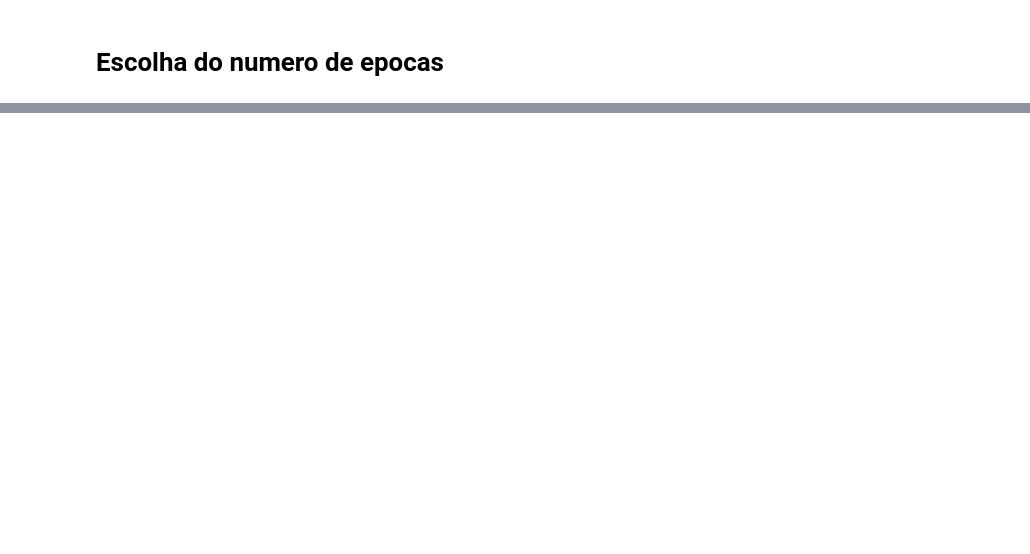
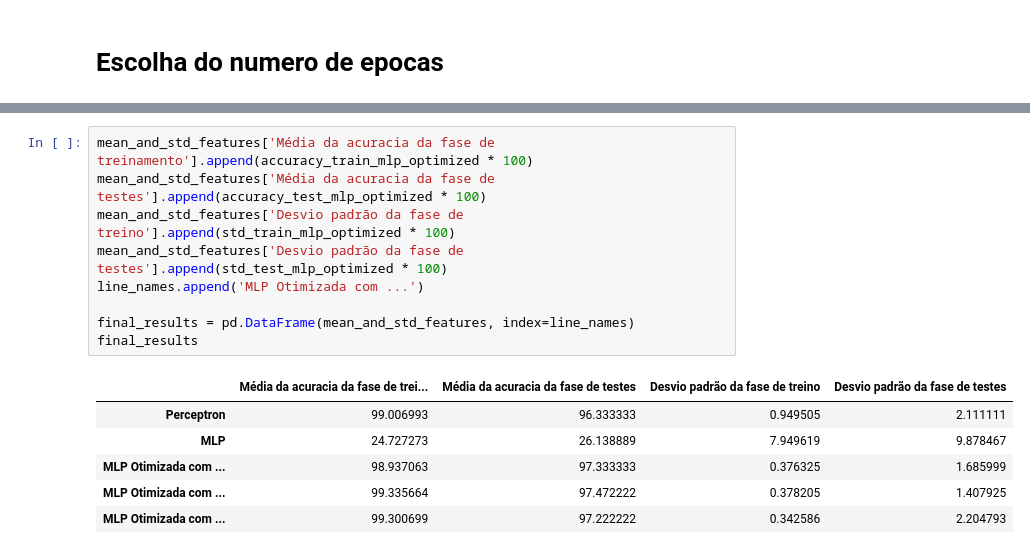
Before and after one commit to ronaldogomes96/ICAProjects, a Jupyter notebook: Trabalho 03/main_dermatology.ipynb, the cells around one changed output, grey strips where cells are left out. Saved outputs shown, nothing was run; the diff lists cells and outputs as text; blank space fills up the shorter version.

```diff
--- a/Trabalho 03/main_dermatology.ipynb
+++ b/Trabalho 03/main_dermatology.ipynb
@@ -68,0 +66,16 @@ run_mlp_optimized()
+# %%
+mean_and_std_features['Média da acuracia da fase de treinamento'].append(accuracy_train_mlp_optimized * 100)
+mean_and_std_features['Média da acuracia da fase de testes'].append(accuracy_test_mlp_optimized * 100)
+mean_and_std_features['Desvio padrão da fase de treino'].append(std_train_mlp_optimized * 100)
+mean_and_std_features['Desvio padrão da fase de testes'].append(std_test_mlp_optimized * 100)
+line_names.append('MLP Otimizada com ...')
+
+final_results = pd.DataFrame(mean_and_std_features, index=line_names)
+final_results
+# %% [output]
+|  | Média da acuracia da fase de trei... | Média da acuracia da fase de testes | Desvio padrão da fase de treino | Desvio padrão da fase de testes |
+| Perceptron | 99.006993 | 96.333333 | 0.949505 | 2.111111 |
+| MLP | 24.727273 | 26.138889 | 7.949619 | 9.878467 |
+| MLP Otimizada com ... | 98.937063 | 97.333333 | 0.376325 | 1.685999 |
+| MLP Otimizada com ... | 99.335664 | 97.472222 | 0.378205 | 1.407925 |
+| MLP Otimizada com ... | 99.300699 | 97.222222 | 0.342586 | 2.204793 |
```
Also changed, not shown: parts of 6 cells of this notebook, 4 other files.
